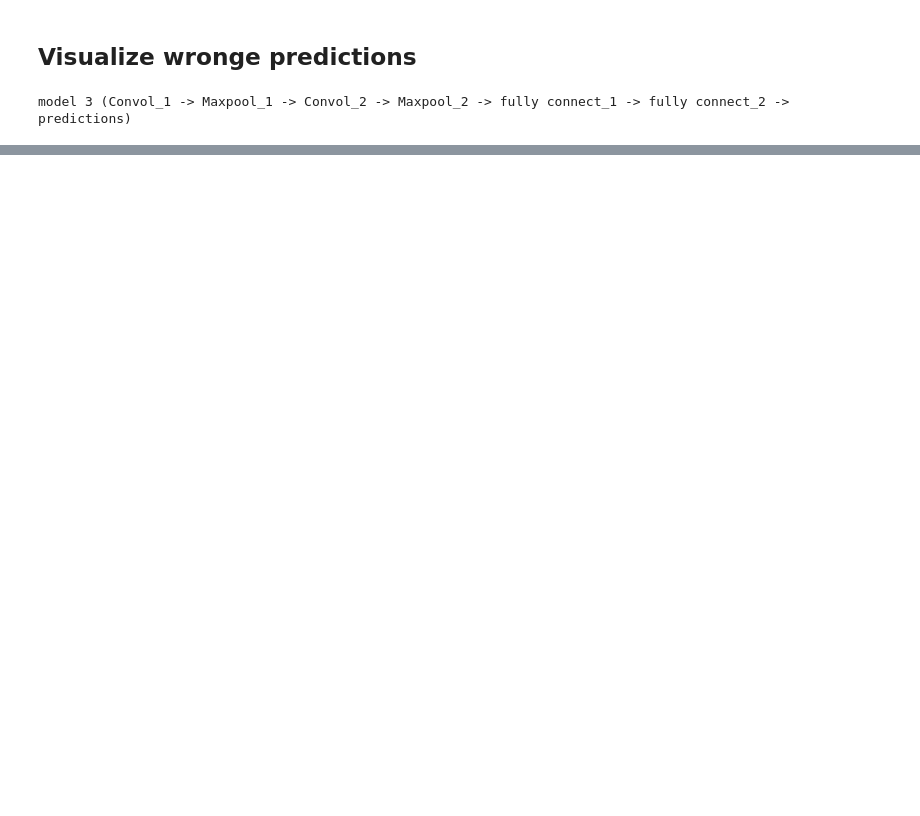
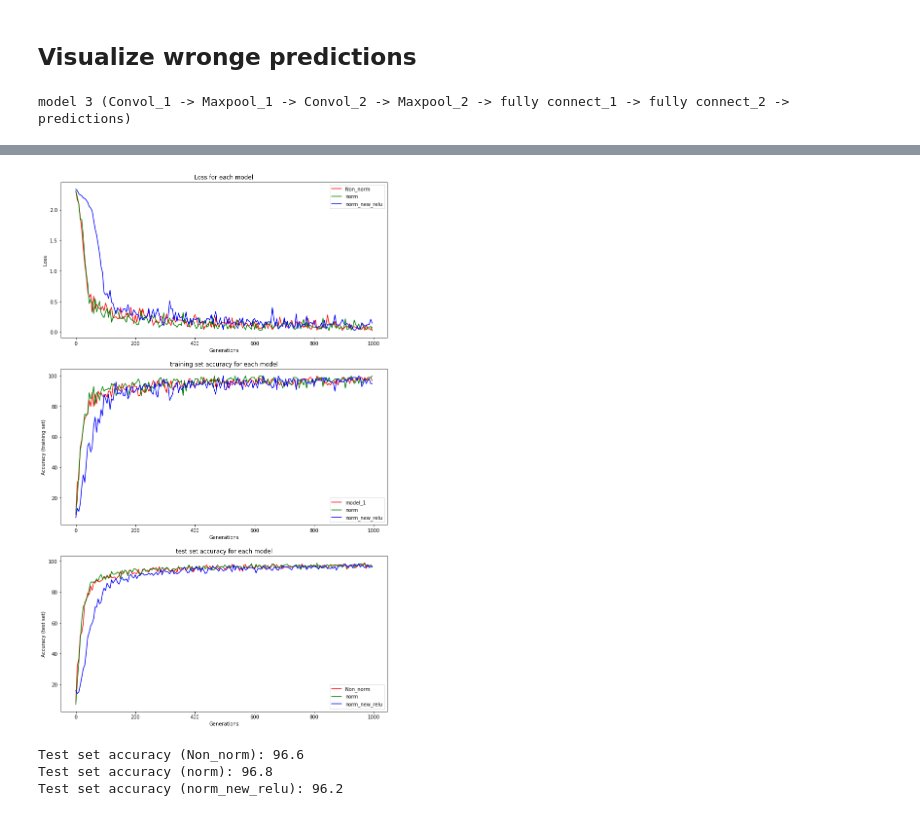
Before and after one commit to jerryzhu1/ProjectX, a Jupyter notebook: [CNN model with Twnsorflow] Compare different CNN models with MNIST.ipynb, the cells around one changed output, grey strips where cells are left out. Cells and saved outputs as stored; diff of their text form; code cells hidden in the pictures; blank space fills up the shorter version.

```diff
--- a/[CNN model with Twnsorflow] Compare different CNN models with MNIST.ipynb
+++ b/[CNN model with Twnsorflow] Compare different CNN models with MNIST.ipynb
@@ -582,0 +599,3 @@ plt.show()
+# %%
+%%time
+train_loss_3_non, train_acc_3_non, test_acc_3_non = model_3(train_set_n, train_labels, test_set_n, test_labels, generations)
@@ -582,0 +620,3 @@ plt.show()
+# %%
+%%time
+train_loss_3_new_relu, train_acc_3_new_relu, test_acc_3_new_relu = model_3(train_set_n, train_labels, test_set_n, test_labels, generations, new_relu = True)
@@ -582,0 +641,43 @@ plt.show()
+# %%
+plt.rcParams["figure.figsize"] = [12,20]
+
+plt.subplot(311)
+plt.plot(eval_indices, train_loss_3_non, 'r', label='Non_norm')
+plt.plot(eval_indices, train_loss_3, 'g', label='norm')
+plt.plot(eval_indices, train_loss_3_new_relu, 'b', label='norm_new_relu')
+plt.title('Loss for each model')
+plt.xlabel('Generations')
+plt.legend(loc='upper right')
+plt.ylabel('Loss')
+#plt.ylim(0, 5)
+
+plt.subplot(312)
+plt.plot(eval_indices, train_acc_3_non, 'r', label='model_1')
+plt.plot(eval_indices, train_acc_3, 'g', label='norm')
+plt.plot(eval_indices, train_acc_3_new_relu, 'b', label='norm_new_relu')
+plt.title('training set accuracy for each model')
+plt.xlabel('Generations')
+plt.legend(loc='lower right')
+plt.ylabel('Accuracy (training set)')
+#plt.ylim(0, 5)
+
+plt.subplot(313)
+plt.plot(eval_indices, test_acc_3_non, 'r', label='Non_norm')
+plt.plot(eval_indices, test_acc_3, 'g', label='norm')
+plt.plot(eval_indices, test_acc_3_new_relu, 'b', label='norm_new_relu')
+plt.title('test set accuracy for each model')
+plt.xlabel('Generations')
+plt.legend(loc='lower right')
+plt.ylabel('Accuracy (test set)')
+#plt.ylim(0, 5)
+
+plt.show()
+
+print('Test set accuracy (Non_norm): {}'.format(test_acc_3_non[-1]))
+print('Test set accuracy (norm): {}'.format(test_acc_3[-1]))
+print('Test set accuracy (norm_new_relu): {}'.format(test_acc_3_new_relu[-1]))
+# %% [output]
+[figure, added]
+Test set accuracy (Non_norm): 96.6
+Test set accuracy (norm): 96.8
+Test set accuracy (norm_new_relu): 96.2
```
Also changed, not shown: parts of 15 cells of this notebook.
